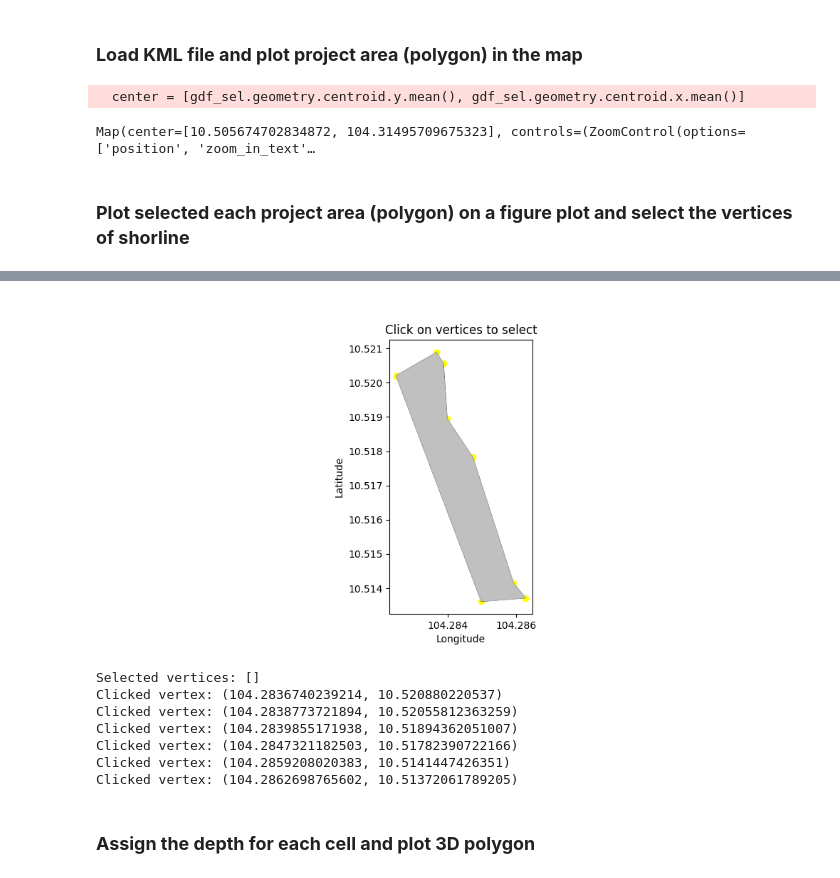
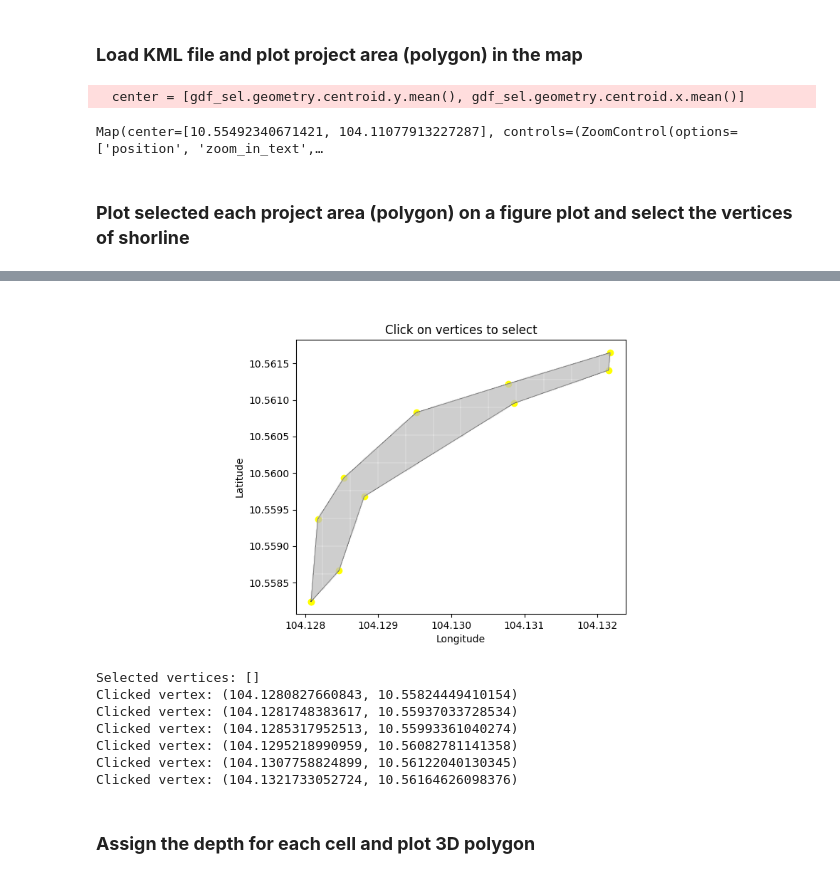
Before and after one commit to kimdonggyun/SLR, a Jupyter notebook: SLR.ipynb, the cells around one changed output, grey strips where cells are left out. Cells and saved outputs as stored; diff of their text form; code cells hidden in the pictures.

```diff
--- a/SLR.ipynb
+++ b/SLR.ipynb
@@ -352,6 +354,7 @@ plt.show()
 ### **Load KML file and plot project area (polygon) in the map**
 # %%
 # Load the KML file
+# -------------------- (Repeat the process from here) ---------------------
 fiona.drvsupport.supported_drivers['KML'] = 'rw'
 kml_file_path = '/content/drive/MyDrive/SLR/100ha.kml'  #<- adjust the path to your KML file
 
@@ -366,7 +369,8 @@ for layer in fiona.listlayers(kml_file_path):
     gdf = pd.concat([gdf, s], ignore_index=True)
 
 # select certain data
-gdf_sel = gdf.loc[gdf['Description']=="Kep", :] #<- adjust name of region
+province = "Kampot" #<- adjust name of region
+gdf_sel = gdf.loc[gdf['Description']== province, :]
 # Create a Folium map centered on the first geometry in the GeoDataFrame
 center = [gdf_sel.geometry.centroid.y.mean(), gdf_sel.geometry.centroid.x.mean()]
 m = Map(center=center, zoom=10)
@@ -385,31 +389,32 @@ m.add_control(draw_control)
 m
 # %% [output]
   center = [gdf_sel.geometry.centroid.y.mean(), gdf_sel.geometry.centroid.x.mean()]
-Map(center=[10.505674702834872, 104.31495709675323], controls=(ZoomControl(options=['position', 'zoom_in_text'…
+Map(center=[10.55492340671421, 104.11077913227287], controls=(ZoomControl(options=['position', 'zoom_in_text',…
 # %% [markdown]
 ### **Plot selected each project area (polygon) on a figure plot and select the vertices of shorline**
 # %%
 # Select vertices for the first polygon in the GeoDataFrame with button
+# -------------------- (Repeat the process here) ---------------------
 # activate widget interaction
 %matplotlib widget
-number = 4 # sequence of project area (polygon) #<- adjust the number to choose the polygon
+number = 11 # sequence of project area (polygon) #<- adjust the number to choose the polygon
 polygon = gdf_sel.geometry.iloc[number]
 area = gdf_sel.Name.iloc[number]
 gdf_grid = create_grid_in_polygon(polygon, cell_size=0.00001) # 1m resolution #<- adjust the cell size (see the definition for the detail)
 selected_vertices = interactive_plot_with_button(gdf_sel, gdf_grid, number)
 
 print("Selected vertices:", selected_vertices)
 # %% [output]
 [interactive output not drawn]
 [interactive output not drawn]
-[figure, old version]
+[figure, new version]
 Selected vertices: []
-Clicked vertex: (104.2836740239214, 10.520880220537)
-Clicked vertex: (104.2838773721894, 10.52055812363259)
-Clicked vertex: (104.2839855171938, 10.51894362051007)
-Clicked vertex: (104.2847321182503, 10.51782390722166)
-Clicked vertex: (104.2859208020383, 10.5141447426351)
-Clicked vertex: (104.2862698765602, 10.51372061789205)
+Clicked vertex: (104.1280827660843, 10.55824449410154)
+Clicked vertex: (104.1281748383617, 10.55937033728534)
+Clicked vertex: (104.1285317952513, 10.55993361040274)
+Clicked vertex: (104.1295218990959, 10.56082781141358)
+Clicked vertex: (104.1307758824899, 10.56122040130345)
+Clicked vertex: (104.1321733052724, 10.56164626098376)
 # %% [markdown]
 ### **Assign the depth for each cell and plot 3D polygon**
 # %%
```
Also changed, not shown: parts of 13 cells of this notebook.
